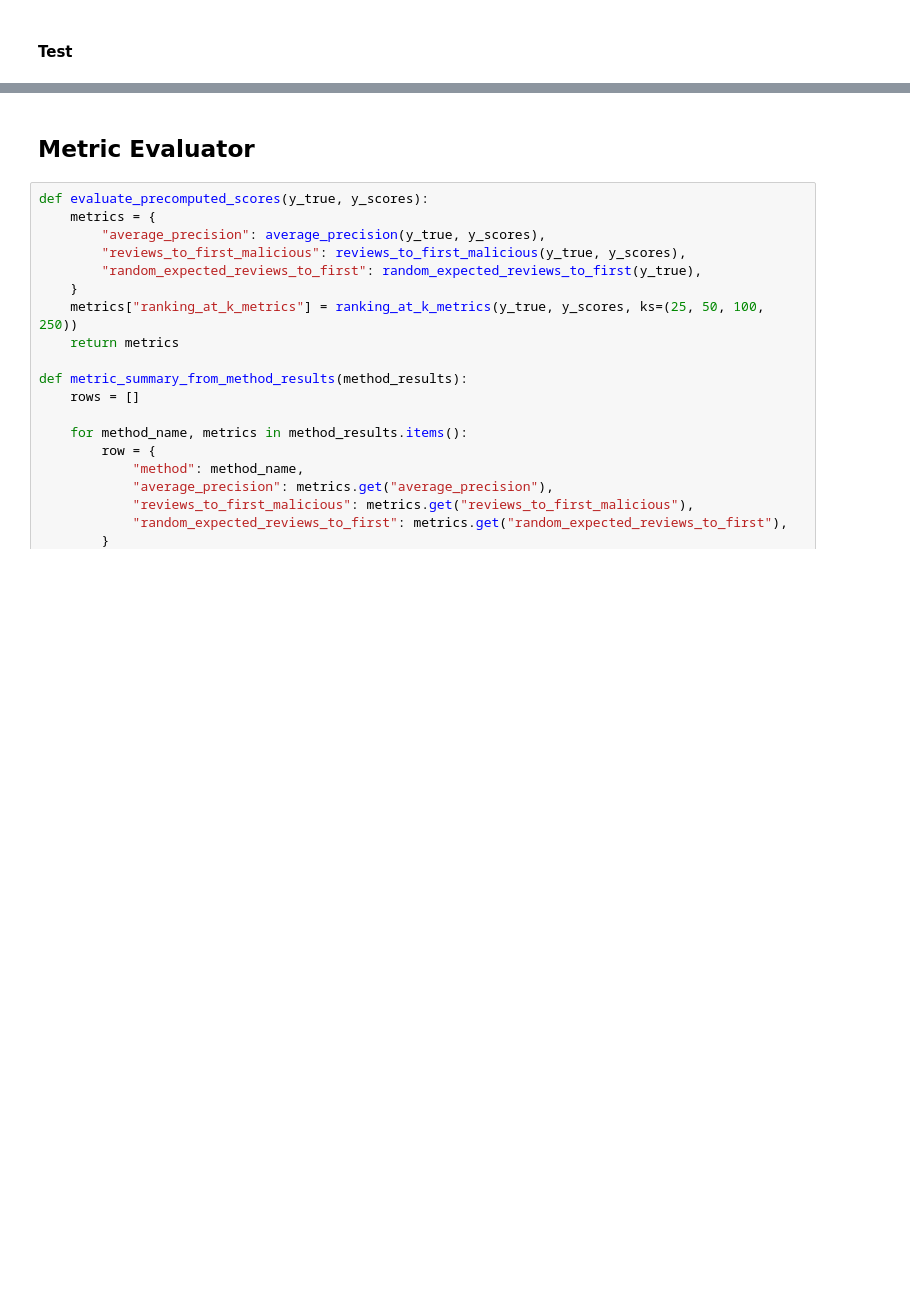
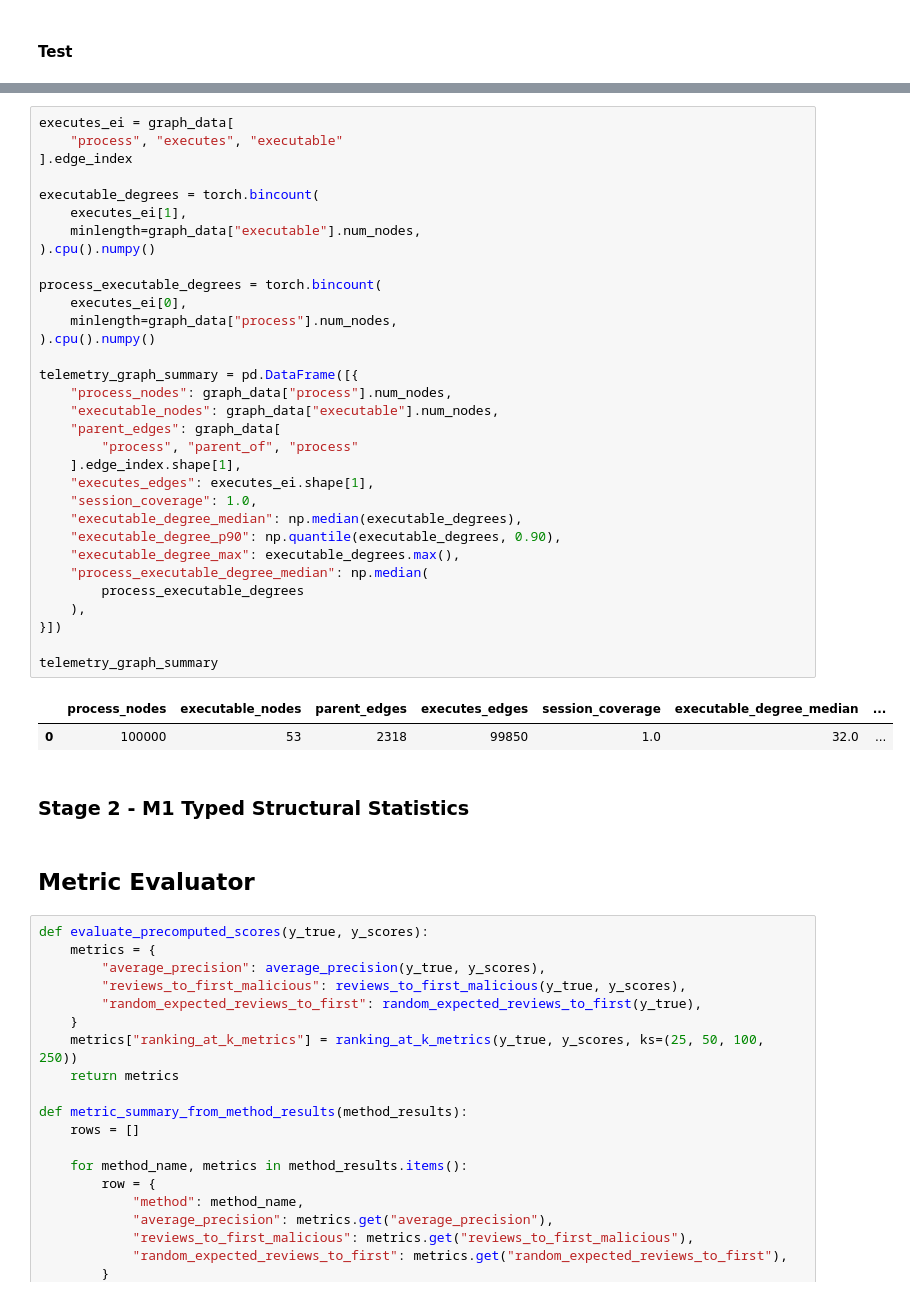
Before and after one commit to MekaelWasti/Cyber-Telemetry, a Jupyter notebook: Notebooks/Graph Triage Baseline v0.ipynb, the cells around one changed output, grey strips where cells are left out. Drawn from its saved outputs; the diff is of its cells as text; blank space fills up the shorter version.

Commit message:
Stage 1 complete

```diff
--- a/Notebooks/Graph Triage Baseline v0.ipynb
+++ b/Notebooks/Graph Triage Baseline v0.ipynb
@@ -668,3 +742,40 @@ graph_data['process'].x.shape, graph_data['file'].x.shape, graph_data['process',
+# %%
+executes_ei = graph_data[
+    "process", "executes", "executable"
+].edge_index
+
+executable_degrees = torch.bincount(
+    executes_ei[1],
+    minlength=graph_data["executable"].num_nodes,
+).cpu().numpy()
+
+process_executable_degrees = torch.bincount(
+    executes_ei[0],
+    minlength=graph_data["process"].num_nodes,
+).cpu().numpy()
+
+telemetry_graph_summary = pd.DataFrame([{
+    "process_nodes": graph_data["process"].num_nodes,
+    "executable_nodes": graph_data["executable"].num_nodes,
+    "parent_edges": graph_data[
+        "process", "parent_of", "process"
+    ].edge_index.shape[1],
+    "executes_edges": executes_ei.shape[1],
+    "session_coverage": 1.0,
+    "executable_degree_median": np.median(executable_degrees),
+    "executable_degree_p90": np.quantile(executable_degrees, 0.90),
+    "executable_degree_max": executable_degrees.max(),
+    "process_executable_degree_median": np.median(
+        process_executable_degrees
+    ),
+}])
+
+telemetry_graph_summary
+# %% [output]
+|  | process_nodes | executable_nodes | parent_edges | executes_edges | session_coverage | executable_degree_median | ... |
+| 0 | 100000 | 53 | 2318 | 99850 | 1.0 | 32.0 | ... |
+# %% [markdown]
+### Stage 2 - M1 Typed Structural Statistics
 # %% [markdown]
 ## Metric Evaluator
 # %%
```
Also changed, not shown: parts of 7 cells of this notebook.
